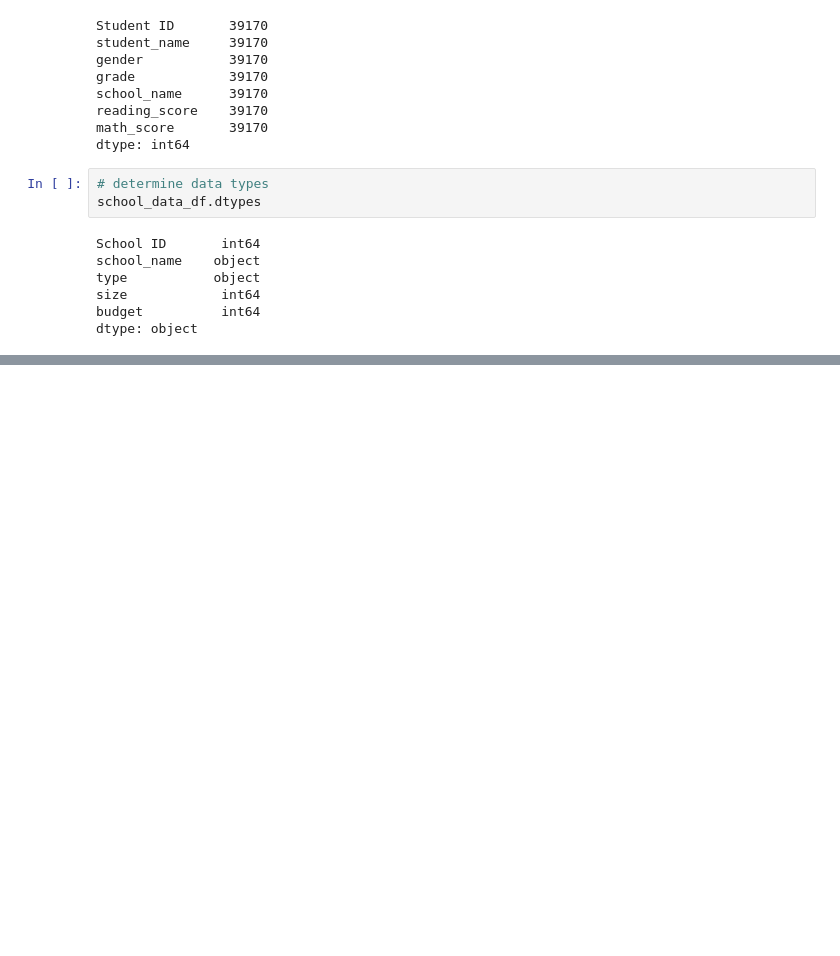
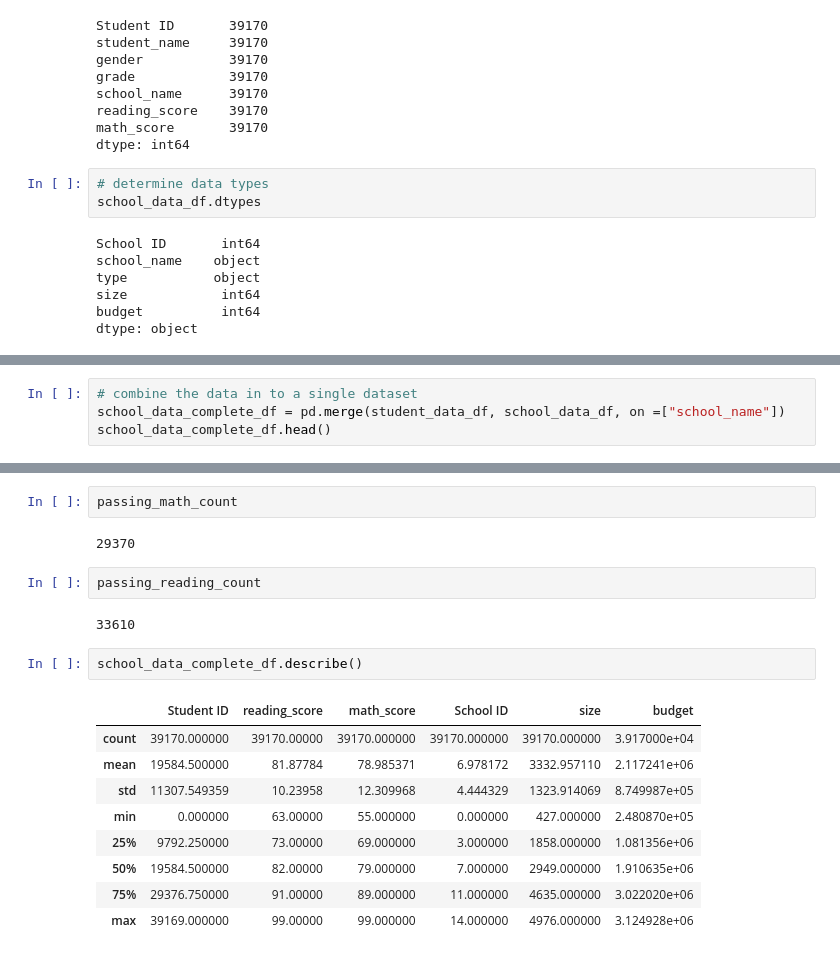
Before and after one commit to Sugeepixie/School_District_Analysis, a Jupyter notebook: PyCitySchools.ipynb, the cells around one changed output, grey strips where cells are left out. Saved outputs shown, nothing was run; the diff lists cells and outputs as text; blank space fills up the shorter version.

```diff
--- a/PyCitySchools.ipynb
+++ b/PyCitySchools.ipynb
@@ -209,0 +210,4 @@ print(student_data_df)
+# %%
+# combine the data in to a single dataset
+school_data_complete_df = pd.merge(student_data_df, school_data_df, on =["school_name"])
+school_data_complete_df.head()
@@ -209,0 +329,20 @@ print(student_data_df)
+# %%
+passing_math_count
+# %% [output]
+29370
+# %%
+passing_reading_count
+# %% [output]
+33610
+# %%
+school_data_complete_df.describe()
+# %% [output]
+|  | Student ID | reading_score | math_score | School ID | size | budget |
+| count | 39170.000000 | 39170.00000 | 39170.000000 | 39170.000000 | 39170.000000 | 3.917000e+04 |
+| mean | 19584.500000 | 81.87784 | 78.985371 | 6.978172 | 3332.957110 | 2.117241e+06 |
+| std | 11307.549359 | 10.23958 | 12.309968 | 4.444329 | 1323.914069 | 8.749987e+05 |
+| min | 0.000000 | 63.00000 | 55.000000 | 0.000000 | 427.000000 | 2.480870e+05 |
+| 25% | 9792.250000 | 73.00000 | 69.000000 | 3.000000 | 1858.000000 | 1.081356e+06 |
+| 50% | 19584.500000 | 82.00000 | 79.000000 | 7.000000 | 2949.000000 | 1.910635e+06 |
+| 75% | 29376.750000 | 91.00000 | 89.000000 | 11.000000 | 4635.000000 | 3.022020e+06 |
+| max | 39169.000000 | 99.00000 | 99.000000 | 14.000000 | 4976.000000 | 3.124928e+06 |
```
Also changed, not shown: parts of 32 cells of this notebook, 2 other files.
